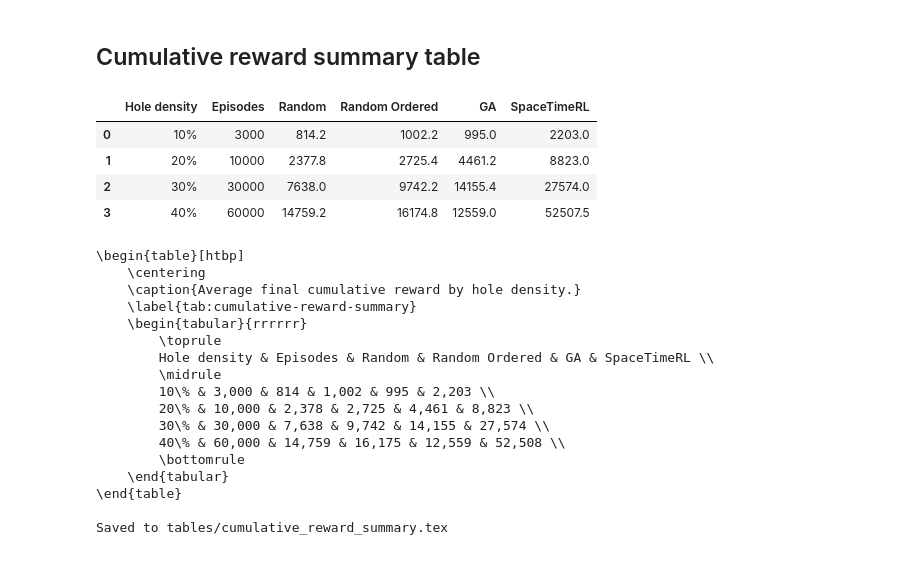
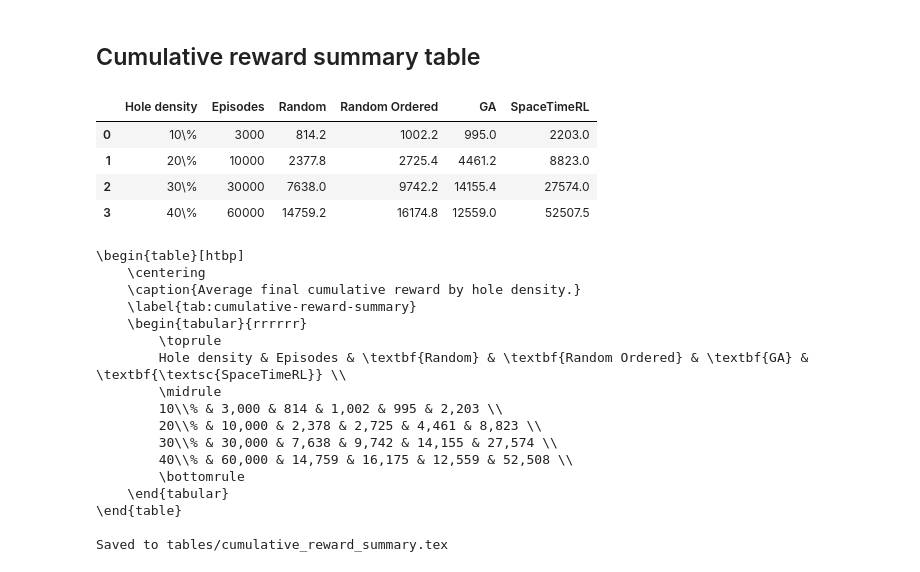
Before and after one commit to jbdoderlein/RLEditor, a Jupyter notebook: eval/training_report_cumulative_reward.ipynb, the cells around one changed output. Cells and saved outputs as stored; diff of their text form; code cells hidden in the pictures.

```diff
--- a/eval/training_report_cumulative_reward.ipynb
+++ b/eval/training_report_cumulative_reward.ipynb
@@ -13,12 +13,26 @@ SAVE_PATH = Path("figures")
 SAVE_PATH.mkdir(parents=True, exist_ok=True)
 
 METHOD_NAMES = ["Random", "Random Ordered", "GA", "SpaceTimeRL"]
+METHOD_LATEX_LABELS = {
+    "Random": r"\textbf{Random}",
+    "Random Ordered": r"\textbf{Random Ordered}",
+    "GA": r"\textbf{GA}",
+    "SpaceTimeRL": r"\textbf{\textsc{SpaceTimeRL}}",
+}
+
+
+def method_label(method_name: str) -> str:
+    return METHOD_LATEX_LABELS.get(method_name, method_name)
+
+
+def method_labels(method_names: list[str] = METHOD_NAMES) -> list[str]:
+    return [method_label(method_name) for method_name in method_names]
 TASK_IDS = ["task1", "task2", "task3", "task4"]
 TASK_HOLE_DENSITY = {
-    "task1": "10%",
-    "task2": "20%",
-    "task3": "30%",
-    "task4": "40%",
+    "task1": "10\%",
+    "task2": "20\%",
+    "task3": "30\%",
+    "task4": "40\%",
 }
 TASK_REPORTS = {
     task_id: [
@@ -270,6 +295,7 @@ def plot_success_rate(
         df.reset_index()
         .melt(id_vars="Episode", var_name="method", value_name="success_rate")
     )
+    df_long["method_label"] = df_long["method"].map(method_label)
     if ax is None:
         fig, ax = plt.subplots(figsize=(6, 6))
     else:
@@ -279,8 +305,10 @@ def plot_success_rate(
         data=df_long,
         x="Episode",
         y="success_rate",
-        hue="method",
-        style="method",
+        hue="method_label",
+        hue_order=method_labels(df.columns.tolist()),
+        style="method_label",
+        style_order=method_labels(df.columns.tolist()),
         markers=True,
         dashes=False,
         linewidth=2.2,
@@ -974,53 +1004,53 @@ def cumulative_reward_summary_to_latex(df: pd.DataFrame) -> str:
         r"    \label{tab:cumulative-reward-summary}",
         r"    \begin{tabular}{rrrrrr}",
         r"        \toprule",
-        r"        Hole density & Episodes & Random & Random Ordered & GA & SpaceTimeRL \\",
+        "        Hole density & Episodes & " + " & ".join(method_labels()) + r" \\",
         r"        \midrule",
     ]
 
     for _, row in df.iterrows():
         density = str(row["Hole density"]).replace("%", r"\%")
         values = [
             density,
             format_latex_int(row["Episodes"]),
             *(format_latex_approx(row[method_name]) for method_name in METHOD_NAMES),
         ]
         lines.append("        " + " & ".join(values) + r" \\")
 
     lines.extend([
         r"        \bottomrule",
         r"    \end{tabular}",
         r"\end{table}",
     ])
     return "\n".join(lines)
 
 
 cumulative_reward_summary = final_cumulative_reward_summary()
 cumulative_reward_summary_latex = cumulative_reward_summary_to_latex(cumulative_reward_summary)
 cumulative_reward_summary_latex_path = TABLE_PATH / "cumulative_reward_summary.tex"
 cumulative_reward_summary_latex_path.write_text(cumulative_reward_summary_latex + "\n", encoding="utf-8")
 
 display(cumulative_reward_summary)
 print(cumulative_reward_summary_latex)
 print(f"\nSaved to {cumulative_reward_summary_latex_path}")
 # %% [output]
 |  | Hole density | Episodes | Random | Random Ordered | GA | SpaceTimeRL |
-| 0 | 10% | 3000 | 814.2 | 1002.2 | 995.0 | 2203.0 |
-| 1 | 20% | 10000 | 2377.8 | 2725.4 | 4461.2 | 8823.0 |
-| 2 | 30% | 30000 | 7638.0 | 9742.2 | 14155.4 | 27574.0 |
-| 3 | 40% | 60000 | 14759.2 | 16174.8 | 12559.0 | 52507.5 |
+| 0 | 10\% | 3000 | 814.2 | 1002.2 | 995.0 | 2203.0 |
+| 1 | 20\% | 10000 | 2377.8 | 2725.4 | 4461.2 | 8823.0 |
+| 2 | 30\% | 30000 | 7638.0 | 9742.2 | 14155.4 | 27574.0 |
+| 3 | 40\% | 60000 | 14759.2 | 16174.8 | 12559.0 | 52507.5 |
 \begin{table}[htbp]
     \centering
     \caption{Average final cumulative reward by hole density.}
     \label{tab:cumulative-reward-summary}
     \begin{tabular}{rrrrrr}
         \toprule
-        Hole density & Episodes & Random & Random Ordered & GA & SpaceTimeRL \\
+        Hole density & Episodes & \textbf{Random} & \textbf{Random Ordered} & \textbf{GA} & \textbf{\textsc{SpaceTimeRL}} \\
         \midrule
-        10\% & 3,000 & 814 & 1,002 & 995 & 2,203 \\
-        20\% & 10,000 & 2,378 & 2,725 & 4,461 & 8,823 \\
-        30\% & 30,000 & 7,638 & 9,742 & 14,155 & 27,574 \\
-        40\% & 60,000 & 14,759 & 16,175 & 12,559 & 52,508 \\
+        10\\% & 3,000 & 814 & 1,002 & 995 & 2,203 \\
+        20\\% & 10,000 & 2,378 & 2,725 & 4,461 & 8,823 \\
+        30\\% & 30,000 & 7,638 & 9,742 & 14,155 & 27,574 \\
+        40\\% & 60,000 & 14,759 & 16,175 & 12,559 & 52,508 \\
         \bottomrule
     \end{tabular}
 \end{table}
```
Also changed, not shown: parts of 12 cells of this notebook, 17 other files.
